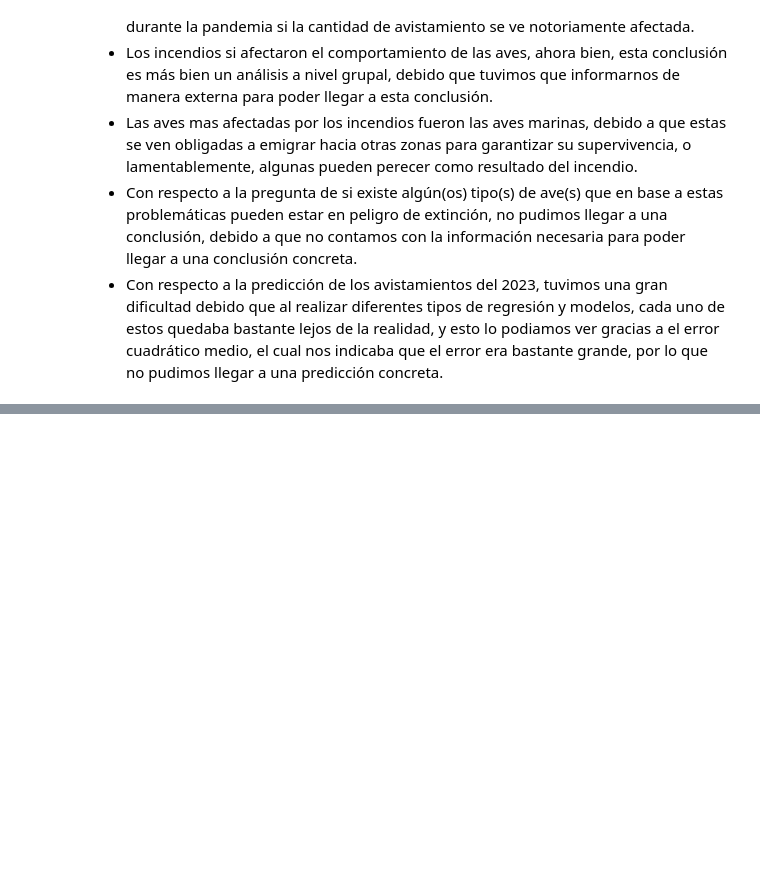
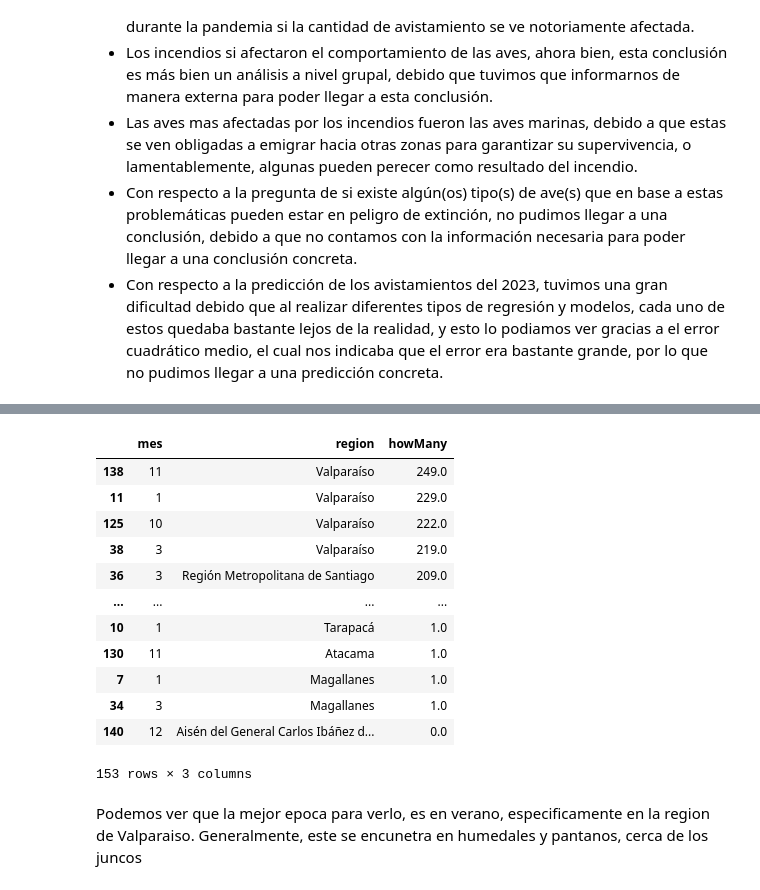
Before and after one commit to ymotomy/Proyecto-IMT2200, a Jupyter notebook: Proyecto.ipynb, the cells around one changed output, grey strips where cells are left out. Cells and saved outputs as stored; diff of their text form; code cells hidden in the pictures; blank space fills up the shorter version.

```diff
--- a/Proyecto.ipynb
+++ b/Proyecto.ipynb
@@ -891,0 +896,6 @@ En base a toda la información analizada, podemos concluir lo siguiente:
+# %%
+unificado = pd.concat([df_aves_15, df_aves_16, df_aves_17, df_aves_18, df_aves_19, df_aves_20, df_aves_21, df_aves_22])
+sc = (unificado[unificado["sciName"] == "Tachuris rubrigastra"])
+sc["mes"] = pd.to_datetime(sc["obsDt"]).dt.month
+sc = sc.groupby(by="mes").sum('howMany').reset_index()
+sc[["mes", "howMany"]]
@@ -891,0 +916,21 @@ En base a toda la información analizada, podemos concluir lo siguiente:
+# %%
+sc = (unificado[unificado["sciName"] == "Tachuris rubrigastra"])
+sc["mes"] = pd.to_datetime(sc["obsDt"]).dt.month
+sc = sc.groupby(by=["mes", 'region']).sum('howMany').reset_index()
+sc[["mes", 'region',"howMany"]].sort_values(by="howMany", ascending=False)
+# %% [output]
+|  | mes | region | howMany |
+| 138 | 11 | Valparaíso | 249.0 |
+| 11 | 1 | Valparaíso | 229.0 |
+| 125 | 10 | Valparaíso | 222.0 |
+| 38 | 3 | Valparaíso | 219.0 |
+| 36 | 3 | Región Metropolitana de Santiago | 209.0 |
+| ... | ... | ... | ... |
+| 10 | 1 | Tarapacá | 1.0 |
+| 130 | 11 | Atacama | 1.0 |
+| 7 | 1 | Magallanes | 1.0 |
+| 34 | 3 | Magallanes | 1.0 |
+| 140 | 12 | Aisén del General Carlos Ibáñez d... | 0.0 |
+153 rows × 3 columns
+# %% [markdown]
+Podemos ver que la mejor epoca para verlo, es en verano, especificamente en la region de Valparaiso. Generalmente, este se encunetra en humedales y pantanos, cerca de los juncos
```
Also changed, not shown: parts of 2 cells of this notebook, 3 other files.
